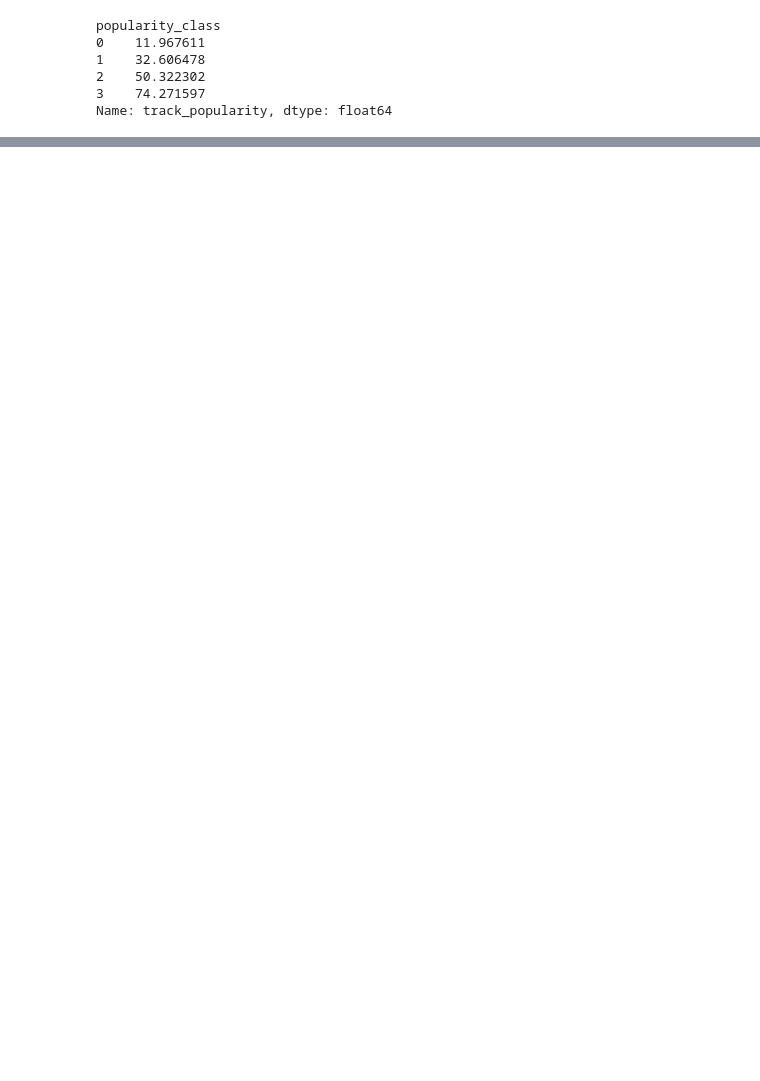
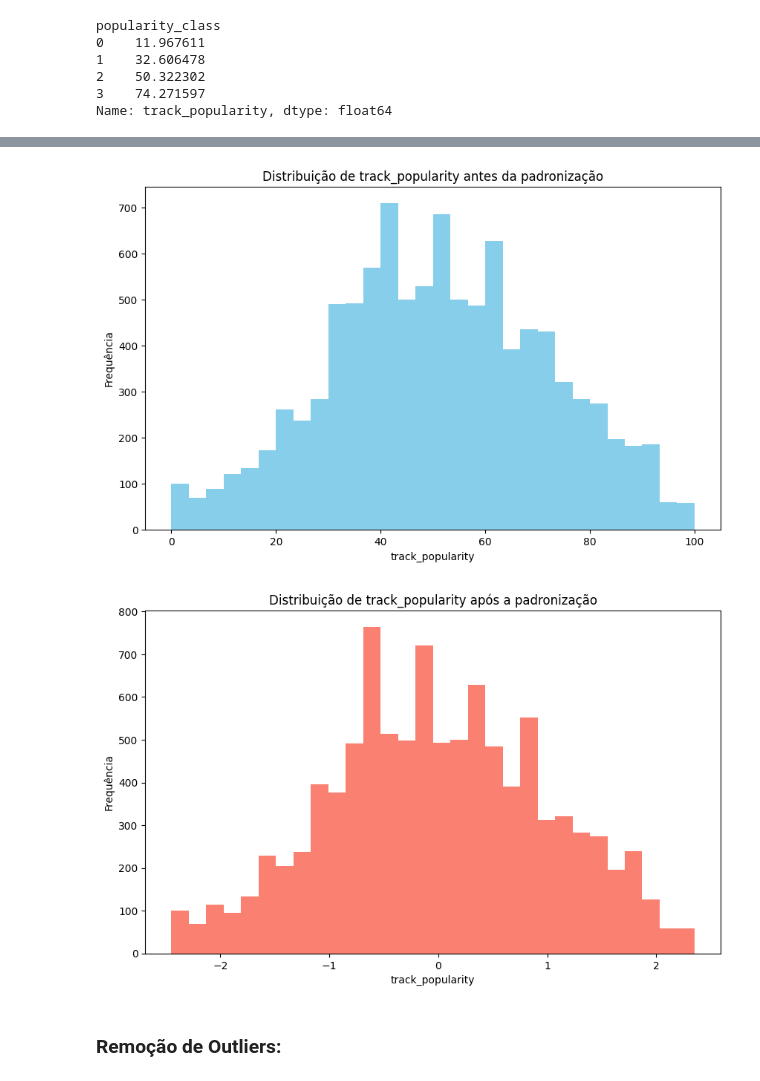
Before and after one commit to claraferreirabatista/30000-spotify-songs-machine-learning-popularidade, a Jupyter notebook: 5_DBScan.ipynb, the cells around one changed output, grey strips where cells are left out. Cells and saved outputs as stored; diff of their text form; code cells hidden in the pictures; blank space fills up the shorter version.

```diff
--- a/5_DBScan.ipynb
+++ b/5_DBScan.ipynb
@@ -136,0 +359,29 @@ Name: count, dtype: int64
+# %%
+# Plot antes da padronização
+plt.figure(figsize=(10, 6))
+df['track_popularity'].plot(kind='hist', bins=30, color='skyblue')
+plt.title('Distribuição de track_popularity antes da padronização')
+plt.xlabel('track_popularity')
+plt.ylabel('Frequência')
+plt.show()
+
+# Aplicando a padronização somente nas colunas numéricas
+colunas_numericas = ['track_popularity', 'danceability', 'energy', 'key', 'loudness', 'mode',
+                     'speechiness', 'acousticness', 'instrumentalness', 'liveness', 'valence', 'tempo', 'duration_ms']
+
+scaler = StandardScaler()
+df_scaler = df_encoded.copy()  # Faz uma cópia dos df codificados para manter a original
+df_scaler[colunas_numericas] = scaler.fit_transform(df_scaler[colunas_numericas])
+
+# Plot depois da padronização
+plt.figure(figsize=(10, 6))
+df_scaler['track_popularity'].plot(kind='hist', bins=30, color='salmon')
+plt.title('Distribuição de track_popularity após a padronização')
+plt.xlabel('track_popularity')
+plt.ylabel('Frequência')
+plt.show()
+# %% [output]
+[figure, added]
+[figure, added]
+# %% [markdown]
+### Remoção de Outliers:
```
Also changed, not shown: parts of 22 cells of this notebook.
